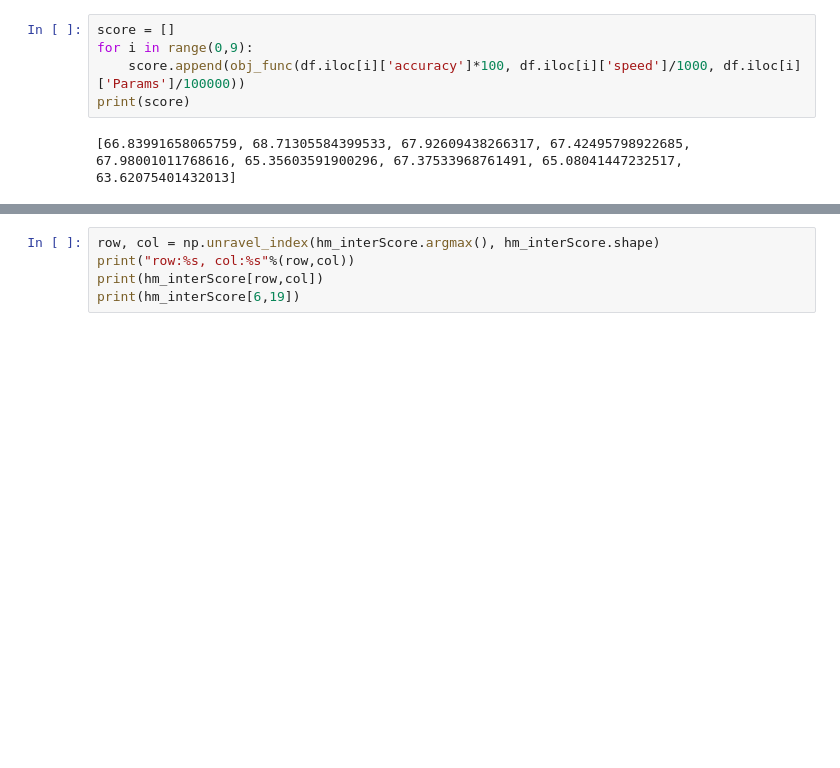
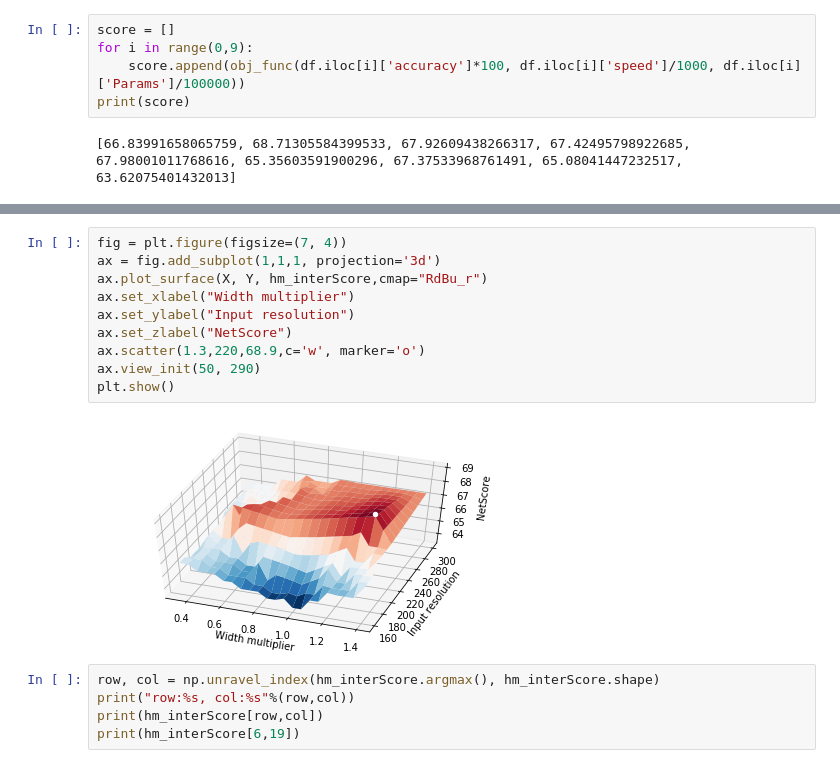
Before and after one commit to lindawangg/OLIV, a Jupyter notebook: eval/comparisons.ipynb, the cells around one changed output, grey strips where cells are left out. Cells and saved outputs as stored; diff of their text form; blank space fills up the shorter version.

```diff
--- a/eval/comparisons.ipynb
+++ b/eval/comparisons.ipynb
@@ -227,3 +238,15 @@ plt.show()
+# %%
+fig = plt.figure(figsize=(7, 4))
+ax = fig.add_subplot(1,1,1, projection='3d')
+ax.plot_surface(X, Y, hm_interScore,cmap="RdBu_r")
+ax.set_xlabel("Width multiplier")
+ax.set_ylabel("Input resolution")
+ax.set_zlabel("NetScore")
+ax.scatter(1.3,220,68.9,c='w', marker='o')
+ax.view_init(50, 290)
+plt.show()
+# %% [output]
+[figure, added]
 # %%
 row, col = np.unravel_index(hm_interScore.argmax(), hm_interScore.shape)
 print("row:%s, col:%s"%(row,col))
```
Also changed, not shown: parts of 3 cells of this notebook.
